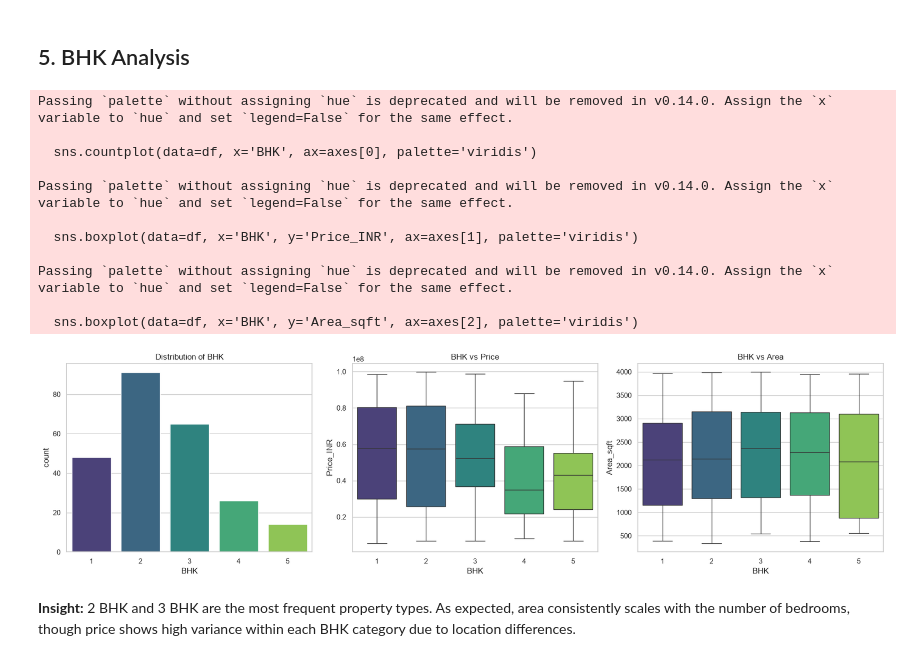
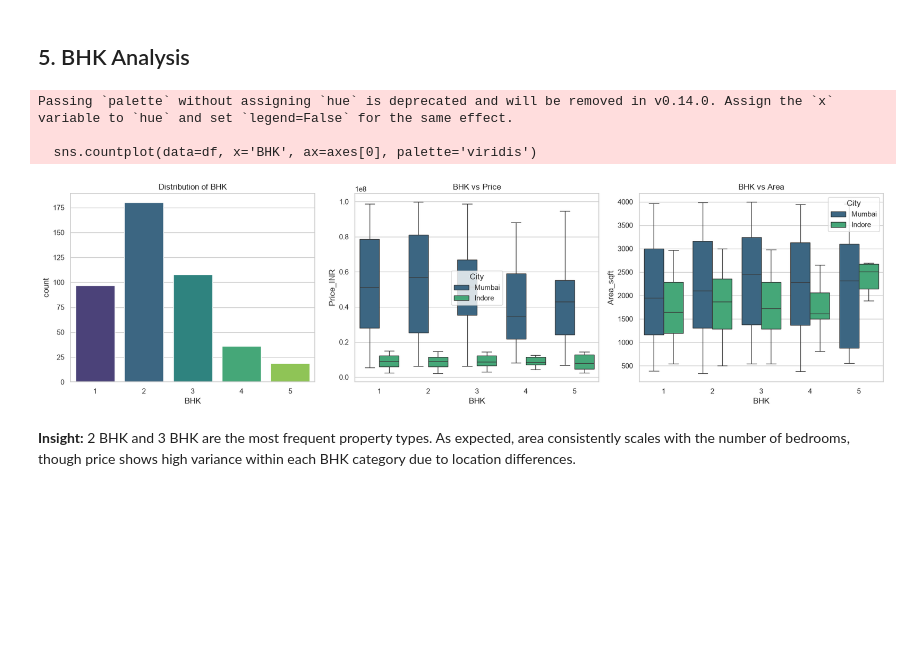
Before and after one commit to 1tsadityaraj/Real-Estate-Price-Prediction, a Jupyter notebook: notebooks/EDA.ipynb, the cells around one changed output. Cells and saved outputs as stored; diff of their text form; code cells hidden in the pictures; blank space fills up the shorter version.

```diff
--- a/notebooks/EDA.ipynb
+++ b/notebooks/EDA.ipynb
@@ -15,7 +13,7 @@ Matplotlib is building the font cache; this may take a moment.
 # %% [markdown]
 ## 1. Load and Inspect the Dataset
 # %%
-df = pd.read_csv('../data/processed/cleaned_property_data.csv')
+df = pd.read_csv('../data/processed/cleaned_mumbai_indore_property_data.csv')
 
 print(f"Number of rows: {df.shape[0]}, Number of columns: {df.shape[1]}")
 print(f"\nColumn names: {list(df.columns)}")
@@ -135,30 +133,22 @@ plt.show()
 # %%
 fig, axes = plt.subplots(1, 3, figsize=(18, 5))
 
 sns.countplot(data=df, x='BHK', ax=axes[0], palette='viridis')
 axes[0].set_title('Distribution of BHK')
 
-sns.boxplot(data=df, x='BHK', y='Price_INR', ax=axes[1], palette='viridis')
+sns.boxplot(data=df, hue='City', x='BHK', y='Price_INR', ax=axes[1], palette='viridis')
 axes[1].set_title('BHK vs Price')
 
-sns.boxplot(data=df, x='BHK', y='Area_sqft', ax=axes[2], palette='viridis')
+sns.boxplot(data=df, hue='City', x='BHK', y='Area_sqft', ax=axes[2], palette='viridis')
 axes[2].set_title('BHK vs Area')
 
 plt.tight_layout()
 plt.show()
 # %% [output]
 Passing `palette` without assigning `hue` is deprecated and will be removed in v0.14.0. Assign the `x` variable to `hue` and set `legend=False` for the same effect.
 
   sns.countplot(data=df, x='BHK', ax=axes[0], palette='viridis')
-
-Passing `palette` without assigning `hue` is deprecated and will be removed in v0.14.0. Assign the `x` variable to `hue` and set `legend=False` for the same effect.
-
-  sns.boxplot(data=df, x='BHK', y='Price_INR', ax=axes[1], palette='viridis')
-
-Passing `palette` without assigning `hue` is deprecated and will be removed in v0.14.0. Assign the `x` variable to `hue` and set `legend=False` for the same effect.
-
-  sns.boxplot(data=df, x='BHK', y='Area_sqft', ax=axes[2], palette='viridis')
-[figure, old version]
+[figure, new version]
 # %% [markdown]
 **Insight:** 2 BHK and 3 BHK are the most frequent property types. As expected, area consistently scales with the number of bedrooms, though price shows high variance within each BHK category due to location differences.
 # %% [markdown]
```
Also changed, not shown: parts of 10 cells of this notebook, 28 other files.
